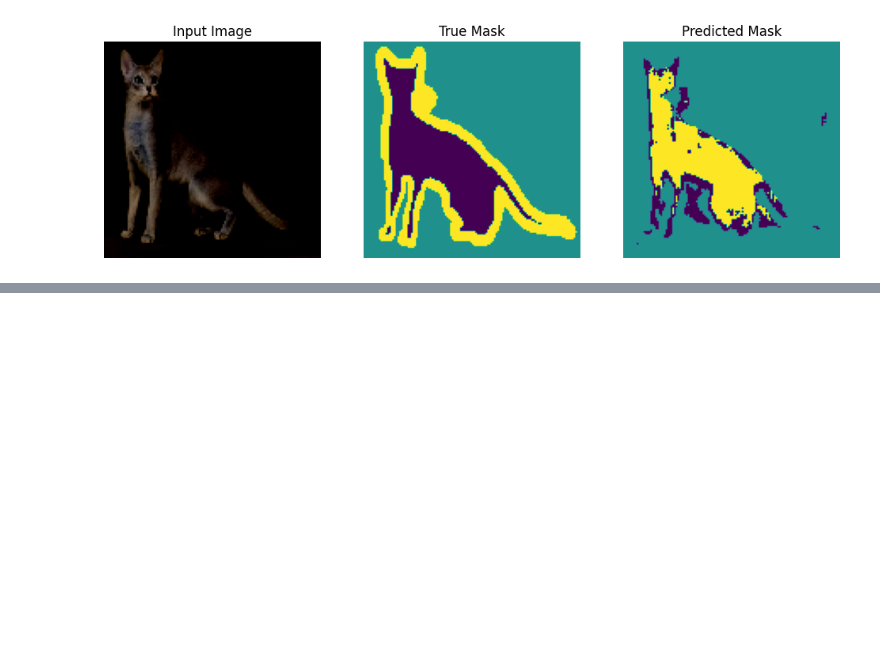
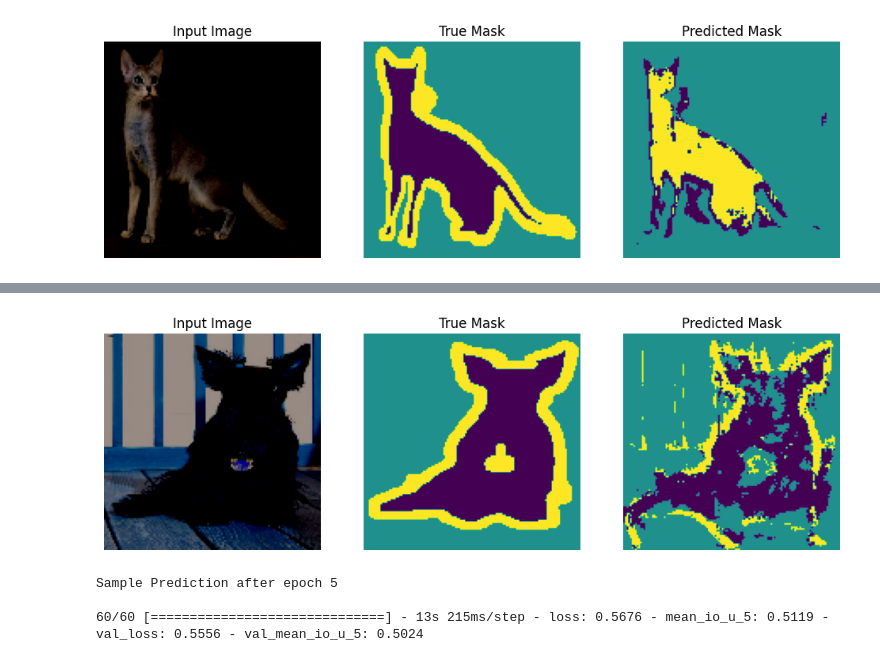
Before and after one commit to CoderAPS/neural_nets, a Jupyter notebook: image_segmentation3(20230416_v6_1).ipynb, the cells around one changed output, grey strips where cells are left out. Saved outputs shown, nothing was run; the diff lists cells and outputs as text; code cells hidden in the pictures; blank space fills up the shorter version.

```diff
--- a/image_segmentation3(20230416_v6_1).ipynb
+++ b/image_segmentation3(20230416_v6_1).ipynb
@@ -501,0 +609,24 @@ Validation loss: 0.276  Validation meanIoU: 0.722
+# %%
+# define model
+n_classes = 3
+activation='softmax'
+
+model_1c = sm.Unet(BACKBONE, encoder_weights='imagenet',
+                activation=activation,classes=n_classes,
+                input_shape=(img_height,img_width,3),
+                encoder_freeze=True)
+
+current_model = model_1c
+# %%
+LR_1c = 0.0001
+optimizer_input_1c = keras.optimizers.Adam(LR_1c)
+
+loss_input_1c = tf.keras.losses.CategoricalCrossentropy()
+
+metrics_input_1c = [tf.keras.metrics.MeanIoU(num_classes=3,
+                                             sparse_y_pred = False,
+                                             sparse_y_true=False)]
+# %%
+model_1c.compile(optimizer=optimizer_input_1c,
+              loss=loss_input_1c,
+              metrics=metrics_input_1c)
@@ -501,0 +635,10 @@ Validation loss: 0.276  Validation meanIoU: 0.722
+# %%
+#Pre-train model
+history_1c=model_1c.fit(X_train_p,
+                    Y_train_cat,
+                    batch_size=50,
+                    epochs=5,
+                    verbose=1,
+                    validation_data=(X_val_p,Y_val_cat),
+                    callbacks=callback_list)
+# %% [output]
@@ -501,0 +647,4 @@ Validation loss: 0.276  Validation meanIoU: 0.722
+[figure, added]
+Sample Prediction after epoch 5
+
+60/60 [==============================] - 13s 215ms/step - loss: 0.5676 - mean_io_u_5: 0.5119 - val_loss: 0.5556 - val_mean_io_u_5: 0.5024
```
Also changed, not shown: parts of 96 cells of this notebook.
